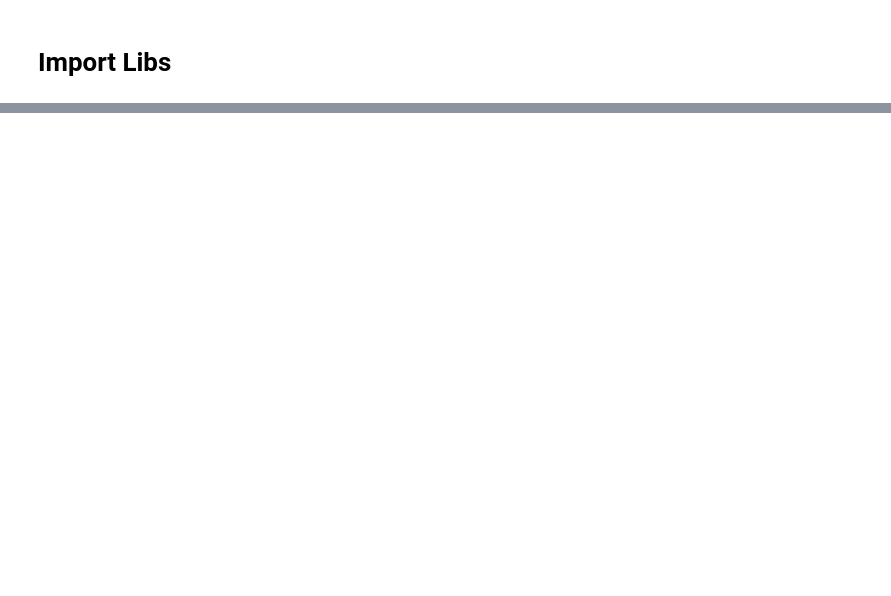
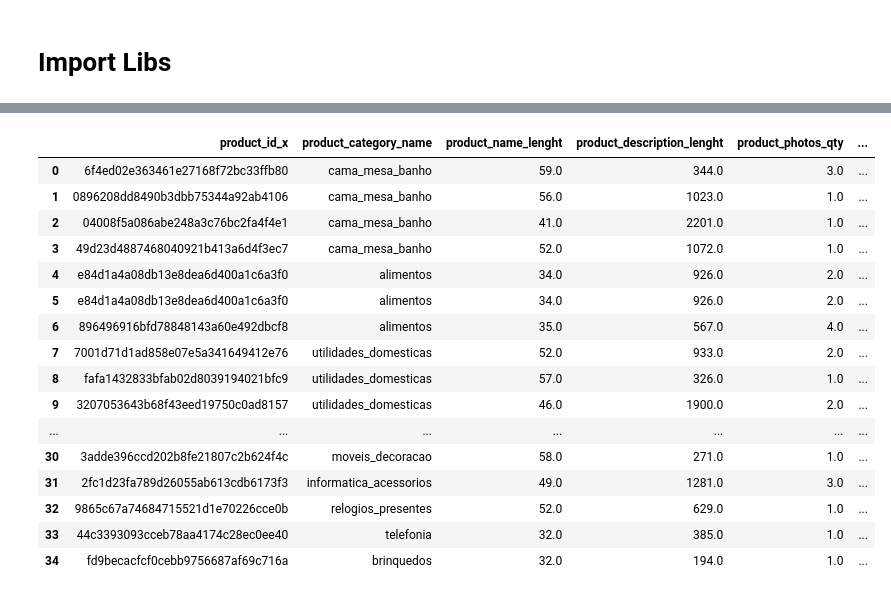
Before and after one commit to senolcemhan98/SMART-IT-Business, a Jupyter notebook: Task-1.ipynb, the cells around one changed output, grey strips where cells are left out. Drawn from its saved outputs; the diff is of its cells as text; code cells hidden in the pictures; blank space fills up the shorter version.

```diff
--- a/Task-1.ipynb
+++ b/Task-1.ipynb
@@ -25,0 +72,34 @@ orders['order_purchase_timestamp'].min(), orders['order_purchase_timestamp'].max
+# %%
+# Define column transformer to handle categorical product_id
+preprocessor = ColumnTransformer(
+    transformers=[
+        ('product_id', OneHotEncoder(), ['product_id']),
+        ('date', 'passthrough', ['date'])
+    ]
+)
+
+# Create pipeline
+model = Pipeline(steps=[
+    ('preprocessor', preprocessor),
+    ('regressor', LinearRegression())
+])
+
+# Fit the model
+model.fit(X_train, y_train)
+
+# Make predictions
+predictions = model.predict(X_test)
+
+# Calculate the mean squared error for evaluation
+mse = mean_squared_error(y_test, predictions)
+print(f'Mean Squared Error: {mse}')
+
+# Adding product_id to predictions for further analysis
+predictions_df = X_test.copy()
+predictions_df['predicted_demand'] = predictions
+
+# Convert 'date' from ordinal back to datetime for display purposes
+predictions_df['date'] = predictions_df['date'].apply(dt.datetime.fromordinal)
+
+
+predictions_df.head()
@@ -25,0 +214,22 @@ orders['order_purchase_timestamp'].min(), orders['order_purchase_timestamp'].max
+# %%
+pred_new_prods = matched_products.merge(predictions_df, left_on='nearest_neighbor_id',right_on='product_id',how='left')
+# %%
+pred_new_prods
+# %% [output]
+|  | product_id_x | product_category_name | product_name_lenght | product_description_lenght | product_photos_qty | ... |
+| 0 | 6f4ed02e363461e27168f72bc33ffb80 | cama_mesa_banho | 59.0 | 344.0 | 3.0 | ... |
+| 1 | 0896208dd8490b3dbb75344a92ab4106 | cama_mesa_banho | 56.0 | 1023.0 | 1.0 | ... |
+| 2 | 04008f5a086abe248a3c76bc2fa4f4e1 | cama_mesa_banho | 41.0 | 2201.0 | 1.0 | ... |
+| 3 | 49d23d4887468040921b413a6d4f3ec7 | cama_mesa_banho | 52.0 | 1072.0 | 1.0 | ... |
+| 4 | e84d1a4a08db13e8dea6d400a1c6a3f0 | alimentos | 34.0 | 926.0 | 2.0 | ... |
+| 5 | e84d1a4a08db13e8dea6d400a1c6a3f0 | alimentos | 34.0 | 926.0 | 2.0 | ... |
+| 6 | 896496916bfd78848143a60e492dbcf8 | alimentos | 35.0 | 567.0 | 4.0 | ... |
+| 7 | 7001d71d1ad858e07e5a341649412e76 | utilidades_domesticas | 52.0 | 933.0 | 2.0 | ... |
+| 8 | fafa1432833bfab02d8039194021bfc9 | utilidades_domesticas | 57.0 | 326.0 | 1.0 | ... |
+| 9 | 3207053643b68f43eed19750c0ad8157 | utilidades_domesticas | 46.0 | 1900.0 | 2.0 | ... |
+| ... | ... | ... | ... | ... | ... | ... |
+| 30 | 3adde396ccd202b8fe21807c2b624f4c | moveis_decoracao | 58.0 | 271.0 | 1.0 | ... |
+| 31 | 2fc1d23fa789d26055ab613cdb6173f3 | informatica_acessorios | 49.0 | 1281.0 | 3.0 | ... |
+| 32 | 9865c67a74684715521d1e70226cce0b | relogios_presentes | 52.0 | 629.0 | 1.0 | ... |
+| 33 | 44c3393093cceb78aa4174c28ec0ee40 | telefonia | 32.0 | 385.0 | 1.0 | ... |
+| 34 | fd9becacfcf0cebb9756687af69c716a | brinquedos | 32.0 | 194.0 | 1.0 | ... |
```
Also changed, not shown: parts of 19 cells of this notebook, 1 other file.
